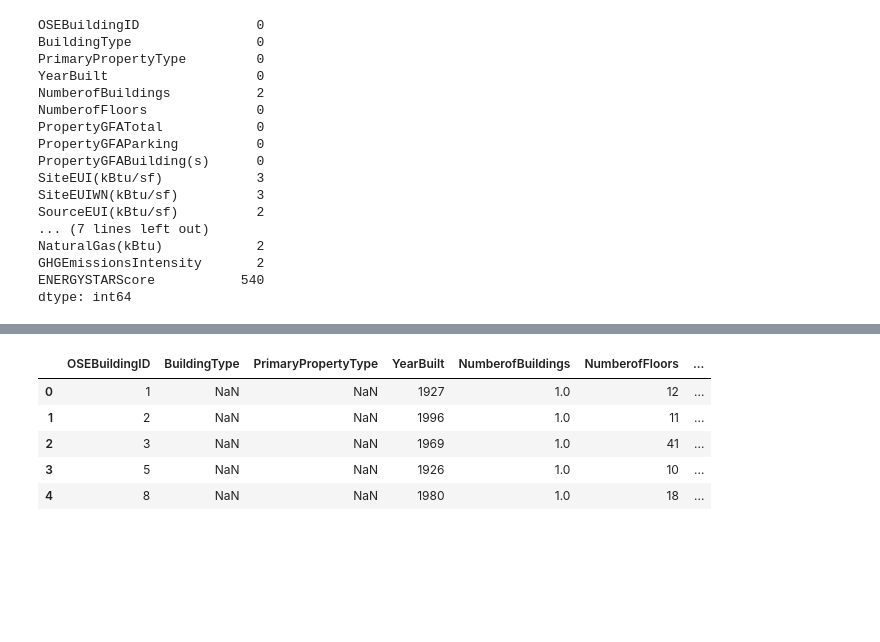
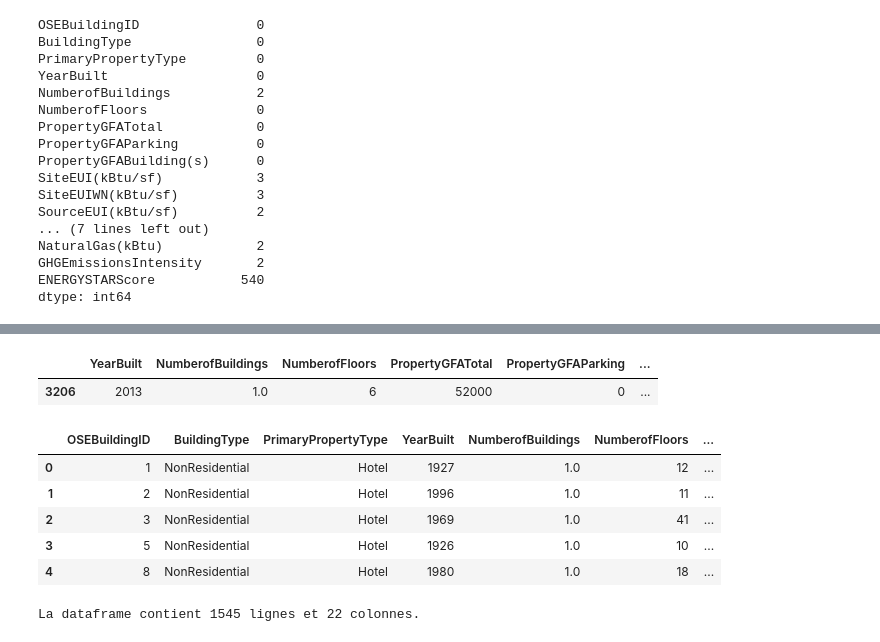
Before and after one commit to Vinyl-237/Anticipez-les-besoins-en-consommation-de-b-timents, a Jupyter notebook: noteBook.ipynb, the cells around one changed output, grey strips where cells are left out. Cells and saved outputs as stored; diff of their text form; code cells hidden in the pictures; blank space fills up the shorter version.

Commit message:
suppréssion des valeur négatives

```diff
--- a/noteBook.ipynb
+++ b/noteBook.ipynb
@@ -308,11 +316,26 @@ data_select_filtre.describe()
+# %%
+# Filtre des valeurs inférieures à 0
+## selectionner les colonnes quantitatives
+data_quanti = data_select_filtre[quanti]
+## Filtrer les lignes où les valeurs des colonnes quantitatives sont inférieures à 0
+negative_quanti_val = data_quanti[(data_quanti < 0).any(axis = 1)]
+negative_quanti_val
+# %% [output]
+|  | YearBuilt | NumberofBuildings | NumberofFloors | PropertyGFATotal | PropertyGFAParking | ... |
+| 3206 | 2013 | 1.0 | 6 | 52000 | 0 | ... |
 # %%
-# Filtre des valeurs inférieures à 0
-data_select_filtre = data_select_filtre[data_select_filtre[quanti] >= 0]
+# Suppression des valeurs inférieures à 0
+data_select_filtre = data_select_filtre.drop(negative_quanti_val.index).reset_index(drop=True)
 data_select_filtre.head()
 # %% [output]
 |  | OSEBuildingID | BuildingType | PrimaryPropertyType | YearBuilt | NumberofBuildings | NumberofFloors | ... |
-| 0 | 1 | NaN | NaN | 1927 | 1.0 | 12 | ... |
-| 1 | 2 | NaN | NaN | 1996 | 1.0 | 11 | ... |
-| 2 | 3 | NaN | NaN | 1969 | 1.0 | 41 | ... |
-| 3 | 5 | NaN | NaN | 1926 | 1.0 | 10 | ... |
-| 4 | 8 | NaN | NaN | 1980 | 1.0 | 18 | ... |
+| 0 | 1 | NonResidential | Hotel | 1927 | 1.0 | 12 | ... |
+| 1 | 2 | NonResidential | Hotel | 1996 | 1.0 | 11 | ... |
+| 2 | 3 | NonResidential | Hotel | 1969 | 1.0 | 41 | ... |
+| 3 | 5 | NonResidential | Hotel | 1926 | 1.0 | 10 | ... |
+| 4 | 8 | NonResidential | Hotel | 1980 | 1.0 | 18 | ... |
+# %%
+# Choix des variables finales
+quali =
+# %% [output]
+La dataframe contient 1545 lignes et 22 colonnes.
```
Also changed, not shown: parts of 5 cells of this notebook.
